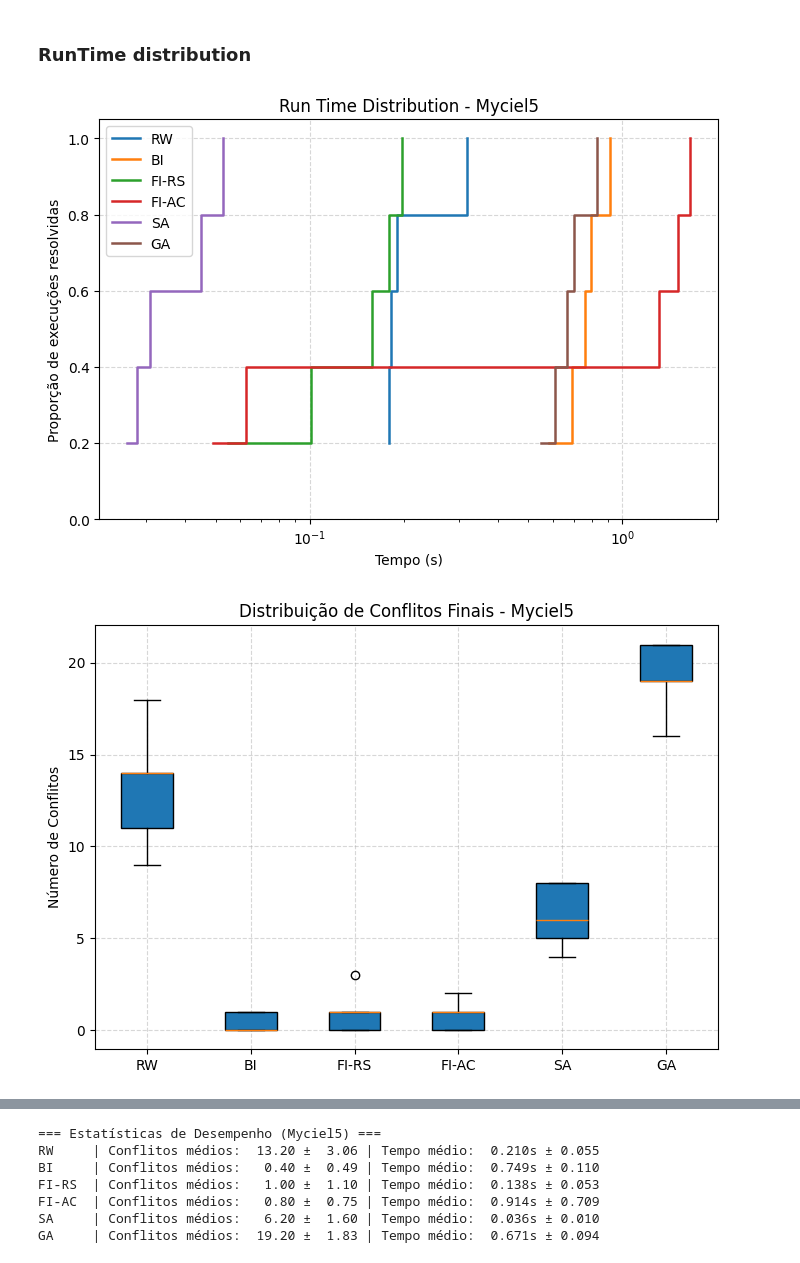
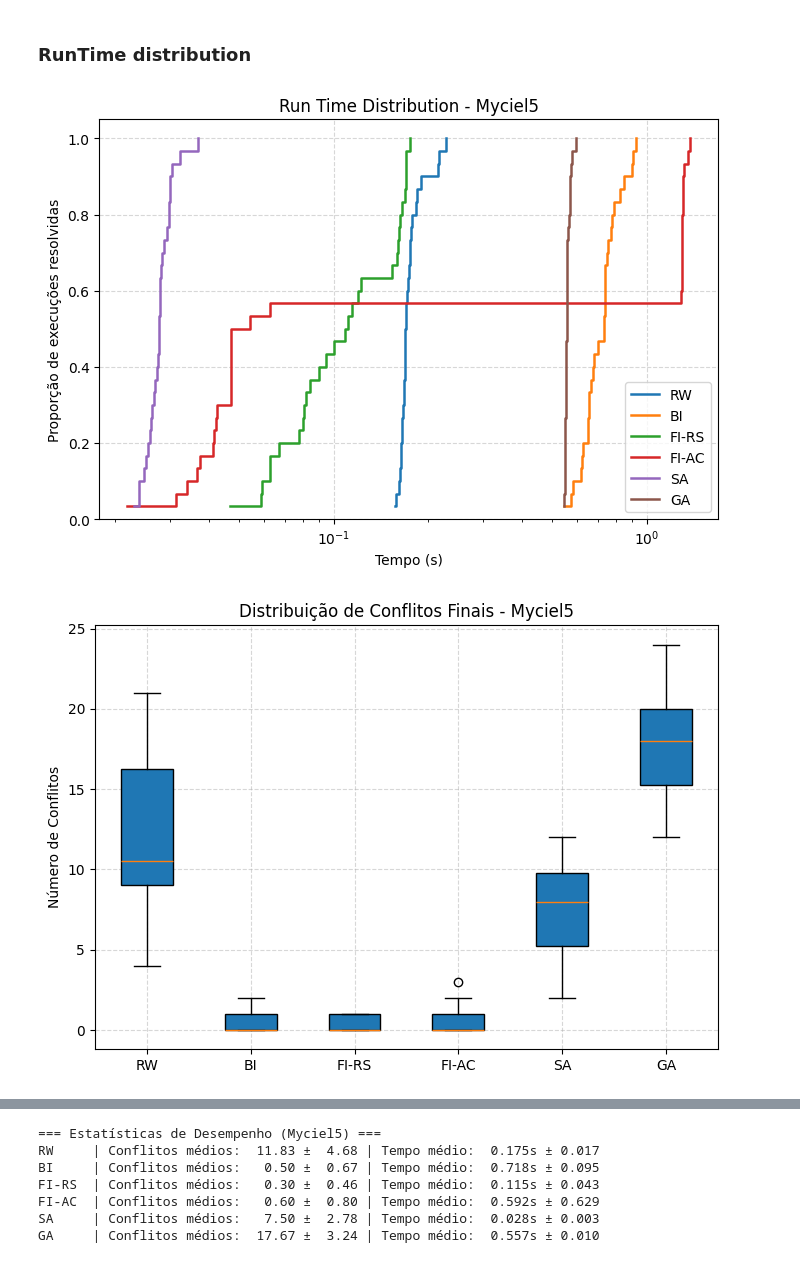
Before and after one commit to acpDaniel/graph-coloring, a Jupyter notebook: TP2_CSP_LocalSearch_GA.ipynb, the cells around one changed output, grey strips where cells are left out. Drawn from its saved outputs; the diff is of its cells as text; code cells hidden in the pictures.

```diff
--- a/TP2_CSP_LocalSearch_GA.ipynb
+++ b/TP2_CSP_LocalSearch_GA.ipynb
@@ -752,7 +752,7 @@ DSATUR: 17
 # %% [markdown]
 ### RunTime distribution
 # %%
-num_execucoes = 5
+num_execucoes = 30
 max_iter = 1000
 
 heuristicas = {
@@ -803,32 +803,32 @@ def testar_heuristicas(grafo, cores, nome):
     plt.boxplot([resultados[h] for h in heuristicas],
                 tick_labels=list(heuristicas.keys()), patch_artist=True)
     plt.title(f"Distribuição de Conflitos Finais - {nome}")
     plt.ylabel("Número de Conflitos")
     plt.grid(True, linestyle="--", alpha=0.5)
     plt.tight_layout()
     plt.show()
 
     plt.figure(figsize=(7, 5))
     plt.boxplot([tempos[h] for h in heuristicas],
                 tick_labels=list(heuristicas.keys()), patch_artist=True)
     plt.title(f"Distribuição de Tempo de Execução - {nome}")
     plt.ylabel("Tempo (s)")
     plt.grid(True, linestyle="--", alpha=0.5)
     plt.tight_layout()
     plt.show()
 
     print(f"\n=== Estatísticas de Desempenho ({nome}) ===")
     for h_nome in heuristicas:
         med_confl = np.mean(resultados[h_nome])
         std_confl = np.std(resultados[h_nome])
         med_tempo = np.mean(tempos[h_nome])
         std_tempo = np.std(tempos[h_nome])
         print(f"{h_nome:<6} | Conflitos médios: {med_confl:6.2f} ± {std_confl:5.2f} | "
               f"Tempo médio: {med_tempo:6.3f}s ± {std_tempo:5.3f}")
 
 testar_heuristicas(grafo_myciel5, cores_myciel5, "Myciel5")
 #testar_heuristicas(grafo_myciel6, cores_myciel6, "Myciel6")
 #testar_heuristicas(grafo_queen9, cores_queen9, "Queen9_9")
 # %% [output]
-[figure, old version]
+[figure, new version]
-[figure, old version]
+[figure, new version]
@@ -836,7 +836,7 @@ testar_heuristicas(grafo_myciel5, cores_myciel5, "Myciel5")
 === Estatísticas de Desempenho (Myciel5) ===
-RW     | Conflitos médios:  13.20 ±  3.06 | Tempo médio:  0.210s ± 0.055
-BI     | Conflitos médios:   0.40 ±  0.49 | Tempo médio:  0.749s ± 0.110
-FI-RS  | Conflitos médios:   1.00 ±  1.10 | Tempo médio:  0.138s ± 0.053
-FI-AC  | Conflitos médios:   0.80 ±  0.75 | Tempo médio:  0.914s ± 0.709
-SA     | Conflitos médios:   6.20 ±  1.60 | Tempo médio:  0.036s ± 0.010
-GA     | Conflitos médios:  19.20 ±  1.83 | Tempo médio:  0.671s ± 0.094
+RW     | Conflitos médios:  11.83 ±  4.68 | Tempo médio:  0.175s ± 0.017
+BI     | Conflitos médios:   0.50 ±  0.67 | Tempo médio:  0.718s ± 0.095
+FI-RS  | Conflitos médios:   0.30 ±  0.46 | Tempo médio:  0.115s ± 0.043
+FI-AC  | Conflitos médios:   0.60 ±  0.80 | Tempo médio:  0.592s ± 0.629
+SA     | Conflitos médios:   7.50 ±  2.78 | Tempo médio:  0.028s ± 0.003
+GA     | Conflitos médios:  17.67 ±  3.24 | Tempo médio:  0.557s ± 0.010
```
Also changed, not shown: parts of 1 cell of this notebook.
